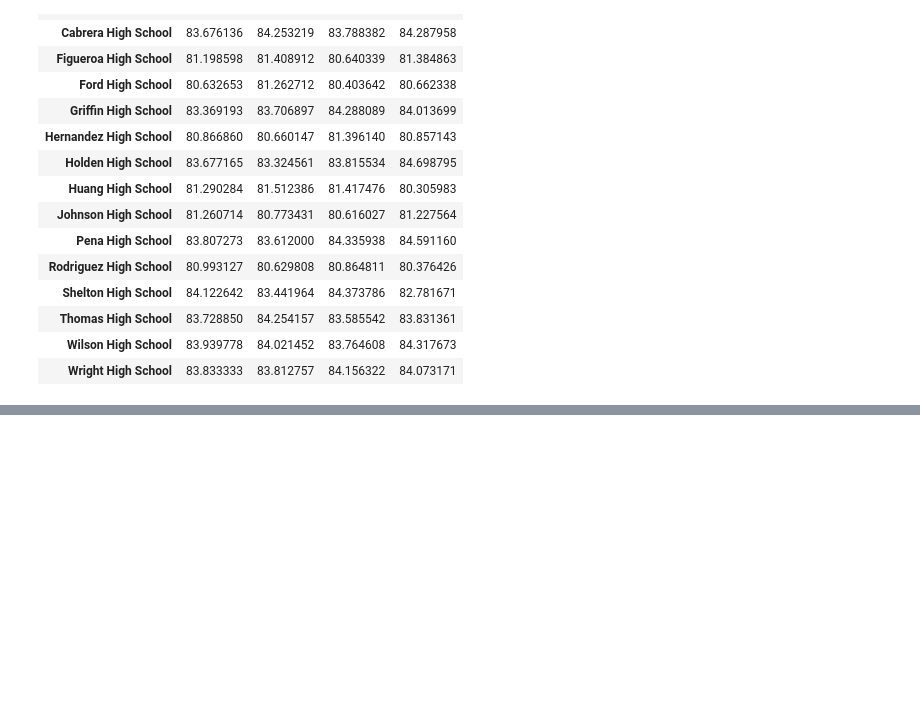
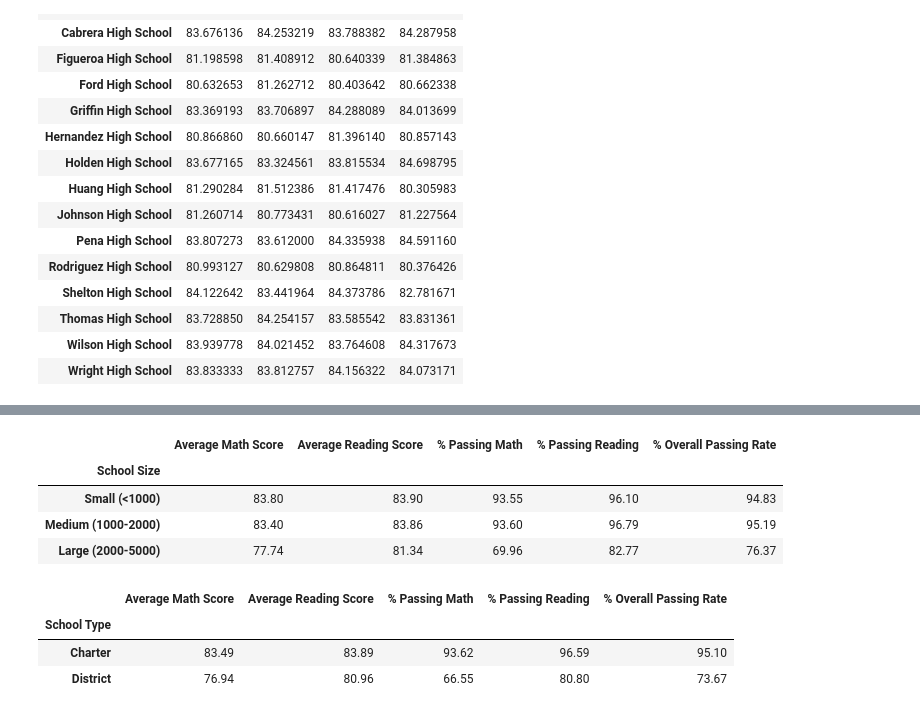
Before and after one commit to kharris294/pandas-challenge, a Jupyter notebook: PyCitySchools/PyCitySchools.ipynb, the cells around one changed output, grey strips where cells are left out. Cells and saved outputs as stored; diff of their text form; code cells hidden in the pictures; blank space fills up the shorter version.

```diff
--- a/PyCitySchools/PyCitySchools.ipynb
+++ b/PyCitySchools/PyCitySchools.ipynb
@@ -359,0 +377,8 @@ avg_reading_df
+# %%
+# create the bins in which Data will be held
+bins = [0, 585, 615, 645, 675]
+# create group of categories
+group_name = ['< $585', "$585-615", "$615-645", "$645-675"]
+# %%
+# putting data into categories
+school_summary['Spending Ranges (Per Student)'] = pd.cut(school_summary['Per Student Budget'], bins = bins, labels = group_name)
@@ -359,0 +440,40 @@ avg_reading_df
+# %%
+# calculate score and passing rate by school size
+mean_math_score = by_size["Average Math Score"].mean()
+mean_reading_score = by_size["Average Reading Score"].mean()
+mean_percent_math = by_size["% Passing Math"].mean()
+mean_percent_reading = by_size["% Passing Reading"].mean()
+overall_percent_pass = (mean_percent_math + mean_percent_reading)/2
+
+
+
+#create a df to store Scores by School Size
+by_size_df = pd.DataFrame({"Average Math Score":mean_math_score,
+                                          "Average Reading Score":mean_reading_score,
+                                          "% Passing Math":mean_percent_math,
+                                          "% Passing Reading":mean_percent_reading,
+                                          "% Overall Passing Rate":overall_percent_pass
+                                         })
+# %%
+# reformating
+by_size_df['Average Math Score'] = by_size_df['Average Math Score'].map("{:,.2f}".format)
+by_size_df['Average Reading Score'] = by_size_df['Average Reading Score'].map("{:,.2f}".format)
+by_size_df['% Passing Math'] = by_size_df['% Passing Math'].map("{:.2f}".format)
+by_size_df['% Passing Reading'] = by_size_df['% Passing Reading'].map("{:.2f}".format)
+by_size_df['% Overall Passing Rate'] = by_size_df['% Overall Passing Rate'].map("{:.2f}".format)
+
+#rearrage columns
+by_size_df = by_size_df [["Average Math Score",
+                            "Average Reading Score",
+                            "% Passing Math",
+                            "% Passing Reading",
+                            "% Overall Passing Rate"]]
+
+# print out the table
+by_size_df
+# %% [output]
+|  | Average Math Score | Average Reading Score | % Passing Math | % Passing Reading | % Overall Passing Rate |
+| School Size |  |  |  |  |  |
+| Small (<1000) | 83.80 | 83.90 | 93.55 | 96.10 | 94.83 |
+| Medium (1000-2000) | 83.40 | 83.86 | 93.60 | 96.79 | 95.19 |
+| Large (2000-5000) | 77.74 | 81.34 | 69.96 | 82.77 | 76.37 |
@@ -359,0 +507,15 @@ avg_reading_df
+# %%
+#rearrage columns
+by_shool_type_df = by_shool_type_df [["Average Math Score",
+                            "Average Reading Score",
+                            "% Passing Math",
+                            "% Passing Reading",
+                            "% Overall Passing Rate"]]
+
+# print out the table
+by_shool_type_df
+# %% [output]
+|  | Average Math Score | Average Reading Score | % Passing Math | % Passing Reading | % Overall Passing Rate |
+| School Type |  |  |  |  |  |
+| Charter | 83.49 | 83.89 | 93.62 | 96.59 | 95.10 |
+| District | 76.94 | 80.96 | 66.55 | 80.80 | 73.67 |
```
Also changed, not shown: parts of 10 cells of this notebook.
